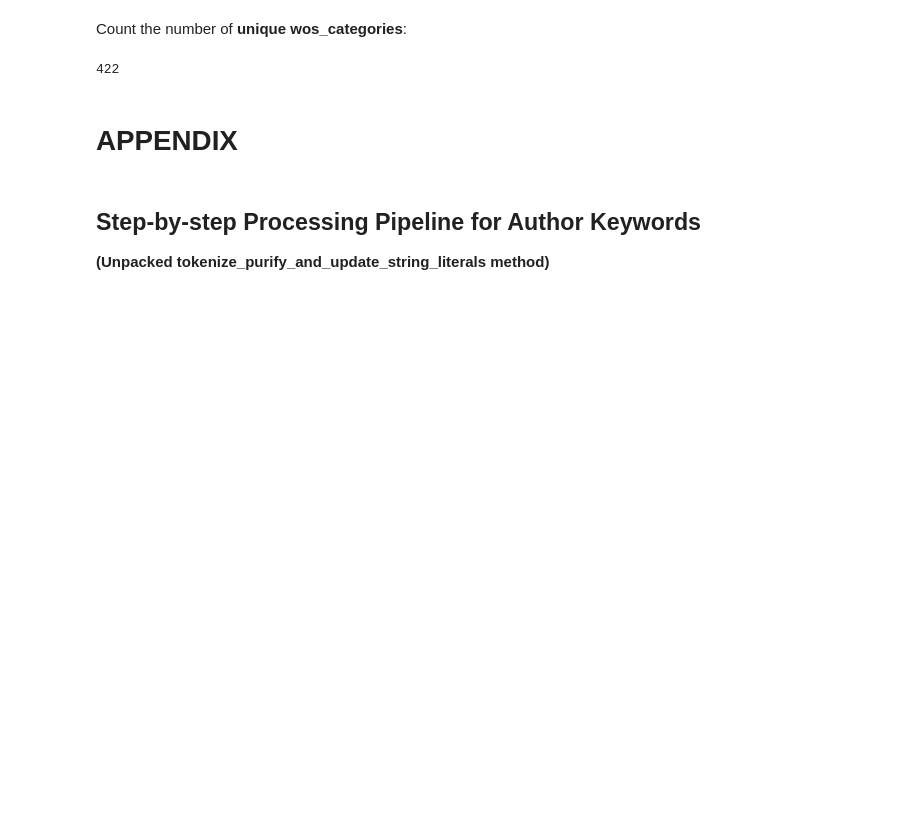
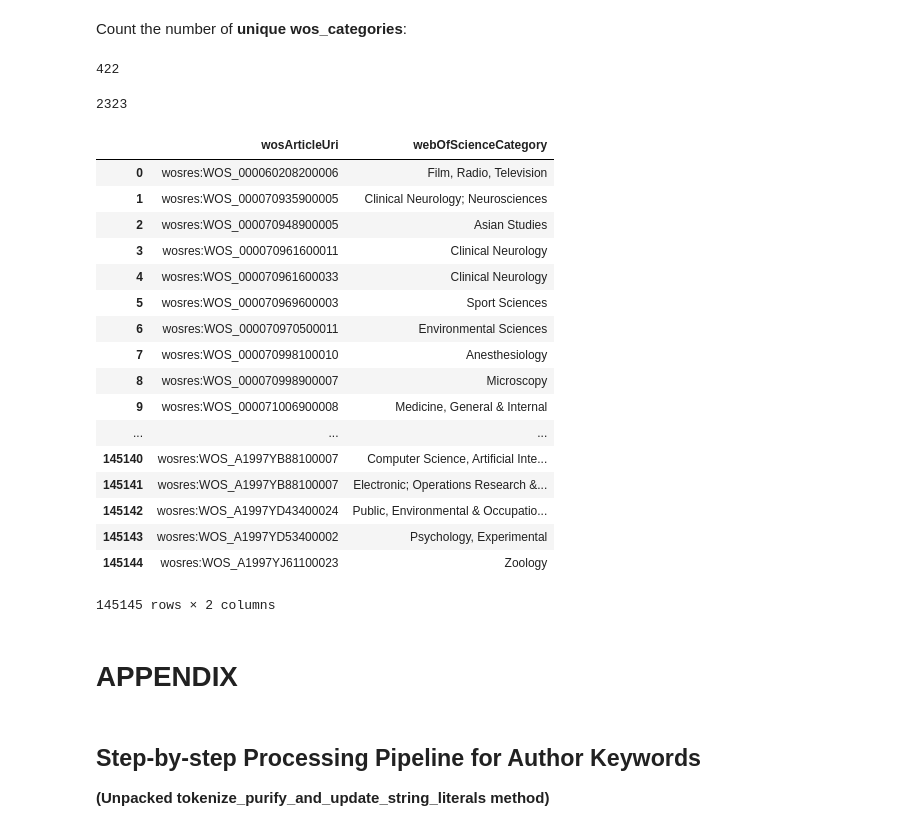
Before and after one commit to clokman/KFIR, a Jupyter notebook: notebooks/KFIR.ipynb, the cells around one changed output. Cells and saved outputs as stored; diff of their text form; code cells hidden in the pictures; blank space fills up the shorter version.

Commit message:
Small addition to WoS categories query for listing unique categories.

```diff
--- a/notebooks/KFIR.ipynb
+++ b/notebooks/KFIR.ipynb
@@ -1480,6 +1506,51 @@ no_of_categories = wos_query.send_count_query(query=
 no_of_categories
 # %% [output]
 422
+# %%
+no_of_categories = wos_query.send_count_query(query=
+                        """SELECT (COUNT(DISTINCT ?webOfScienceCategory) AS ?categories)
+                           WHERE {
+                                GRAPH wosGraph: {
+                                    ?article a wos:Article;
+                                             wos:WC ?webOfScienceCategory .
+                                }
+                        }""",
+                         query_variable_that_holds_count_results='categories')
+no_of_categories
+# %% [output]
+2323
+# %%
+eculture_query.send_select_query("""
+
+    SELECT DISTINCT (?article AS ?wosArticleUri) ?webOfScienceCategory
+    WHERE{
+        GRAPH wosGraph: {
+            ?article a wos:Article .
+            ?article wos:WC ?webOfScienceCategory .
+        }
+    }
+
+
+""")
+# %% [output]
+|  | wosArticleUri | webOfScienceCategory |
+| 0 | wosres:WOS_000060208200006 | Film, Radio, Television |
+| 1 | wosres:WOS_000070935900005 | Clinical Neurology; Neurosciences |
+| 2 | wosres:WOS_000070948900005 | Asian Studies |
+| 3 | wosres:WOS_000070961600011 | Clinical Neurology |
+| 4 | wosres:WOS_000070961600033 | Clinical Neurology |
+| 5 | wosres:WOS_000070969600003 | Sport Sciences |
+| 6 | wosres:WOS_000070970500011 | Environmental Sciences |
+| 7 | wosres:WOS_000070998100010 | Anesthesiology |
+| 8 | wosres:WOS_000070998900007 | Microscopy |
+| 9 | wosres:WOS_000071006900008 | Medicine, General & Internal |
+| ... | ... | ... |
+| 145140 | wosres:WOS_A1997YB88100007 | Computer Science, Artificial Inte... |
+| 145141 | wosres:WOS_A1997YB88100007 | Electronic; Operations Research &... |
+| 145142 | wosres:WOS_A1997YD43400024 | Public, Environmental & Occupatio... |
+| 145143 | wosres:WOS_A1997YD53400002 | Psychology, Experimental |
+| 145144 | wosres:WOS_A1997YJ61100023 | Zoology |
+145145 rows × 2 columns
 # %% [markdown]
 # APPENDIX
 # %% [markdown]
```
Also changed, not shown: parts of 2 cells of this notebook.
